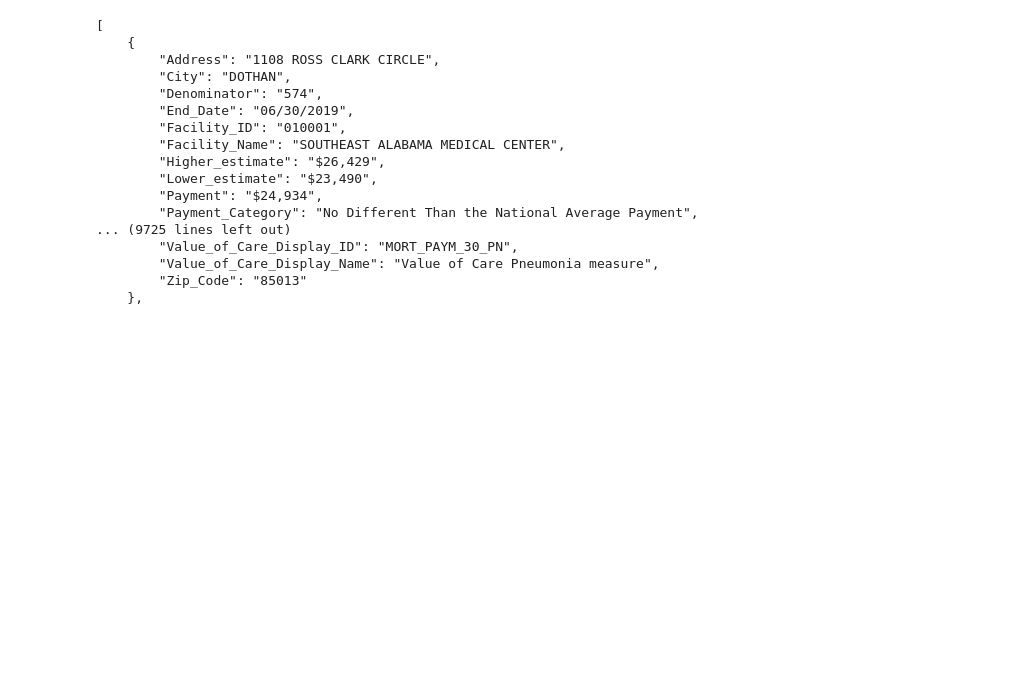
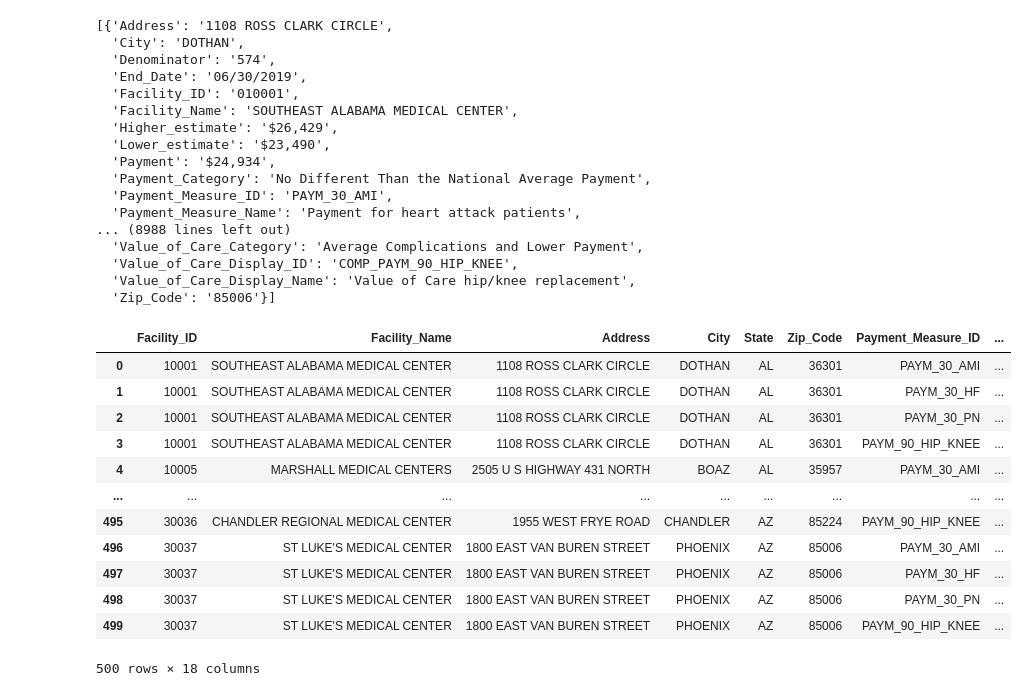
Before and after one commit to NoahGoldstein13/full_stack_data_analytics_project, a Jupyter notebook: Nadia/cleaning_data.ipynb, the cells around one changed output. Cells and saved outputs as stored; diff of their text form; code cells hidden in the pictures; blank space fills up the shorter version.

```diff
--- a/Nadia/cleaning_data.ipynb
+++ b/Nadia/cleaning_data.ipynb
@@ -9,22 +9,39 @@ import json
 # %%
 url = "https://data.cms.gov/provider-data/api/1/datastore/sql?query=%5BSELECT%20Facility_ID%2CFacility_Name%2CAddress%2CCity%2CState%2CZip_Code%2CPayment_Measure_ID%2CPayment_Measure_Name%2CPayment_Category%2CDenominator%2CPayment%2CLower_estimate%2CHigher_estimate%2CValue_of_Care_Display_ID%2CValue_of_Care_Display_Name%2CValue_of_Care_Category%2CStart_Date%2CEnd_Date%20FROM%20e6ddbeff-e084-533f-b4c1-f804362117c9%5D%3B&show_db_columns=true"
 response = requests.get(url).json()
-print(json.dumps(response, indent=4, sort_keys=True))
+pprint(response)
 # %% [output]
-[
-    {
-        "Address": "1108 ROSS CLARK CIRCLE",
-        "City": "DOTHAN",
-        "Denominator": "574",
-        "End_Date": "06/30/2019",
-        "Facility_ID": "010001",
-        "Facility_Name": "SOUTHEAST ALABAMA MEDICAL CENTER",
-        "Higher_estimate": "$26,429",
-        "Lower_estimate": "$23,490",
-        "Payment": "$24,934",
-        "Payment_Category": "No Different Than the National Average Payment",
-... (9725 lines left out)
-        "Value_of_Care_Display_ID": "MORT_PAYM_30_PN",
-        "Value_of_Care_Display_Name": "Value of Care Pneumonia measure",
-        "Zip_Code": "85013"
-    },
+[{'Address': '1108 ROSS CLARK CIRCLE',
+  'City': 'DOTHAN',
+  'Denominator': '574',
+  'End_Date': '06/30/2019',
+  'Facility_ID': '010001',
+  'Facility_Name': 'SOUTHEAST ALABAMA MEDICAL CENTER',
+  'Higher_estimate': '$26,429',
+  'Lower_estimate': '$23,490',
+  'Payment': '$24,934',
+  'Payment_Category': 'No Different Than the National Average Payment',
+  'Payment_Measure_ID': 'PAYM_30_AMI',
+  'Payment_Measure_Name': 'Payment for heart attack patients',
+... (8988 lines left out)
+  'Value_of_Care_Category': 'Average Complications and Lower Payment',
+  'Value_of_Care_Display_ID': 'COMP_PAYM_90_HIP_KNEE',
+  'Value_of_Care_Display_Name': 'Value of Care hip/knee replacement',
+  'Zip_Code': '85006'}]
+# %%
+df = pd.read_json(url)
+df
+# %% [output]
+|  | Facility_ID | Facility_Name | Address | City | State | Zip_Code | Payment_Measure_ID | ... |
+| 0 | 10001 | SOUTHEAST ALABAMA MEDICAL CENTER | 1108 ROSS CLARK CIRCLE | DOTHAN | AL | 36301 | PAYM_30_AMI | ... |
+| 1 | 10001 | SOUTHEAST ALABAMA MEDICAL CENTER | 1108 ROSS CLARK CIRCLE | DOTHAN | AL | 36301 | PAYM_30_HF | ... |
+| 2 | 10001 | SOUTHEAST ALABAMA MEDICAL CENTER | 1108 ROSS CLARK CIRCLE | DOTHAN | AL | 36301 | PAYM_30_PN | ... |
+| 3 | 10001 | SOUTHEAST ALABAMA MEDICAL CENTER | 1108 ROSS CLARK CIRCLE | DOTHAN | AL | 36301 | PAYM_90_HIP_KNEE | ... |
+| 4 | 10005 | MARSHALL MEDICAL CENTERS | 2505 U S HIGHWAY 431 NORTH | BOAZ | AL | 35957 | PAYM_30_AMI | ... |
+| ... | ... | ... | ... | ... | ... | ... | ... | ... |
+| 495 | 30036 | CHANDLER REGIONAL MEDICAL CENTER | 1955 WEST FRYE ROAD | CHANDLER | AZ | 85224 | PAYM_90_HIP_KNEE | ... |
+| 496 | 30037 | ST LUKE'S MEDICAL CENTER | 1800 EAST VAN BUREN STREET | PHOENIX | AZ | 85006 | PAYM_30_AMI | ... |
+| 497 | 30037 | ST LUKE'S MEDICAL CENTER | 1800 EAST VAN BUREN STREET | PHOENIX | AZ | 85006 | PAYM_30_HF | ... |
+| 498 | 30037 | ST LUKE'S MEDICAL CENTER | 1800 EAST VAN BUREN STREET | PHOENIX | AZ | 85006 | PAYM_30_PN | ... |
+| 499 | 30037 | ST LUKE'S MEDICAL CENTER | 1800 EAST VAN BUREN STREET | PHOENIX | AZ | 85006 | PAYM_90_HIP_KNEE | ... |
+500 rows × 18 columns
```
Also changed, not shown: parts of 1 cell of this notebook.
